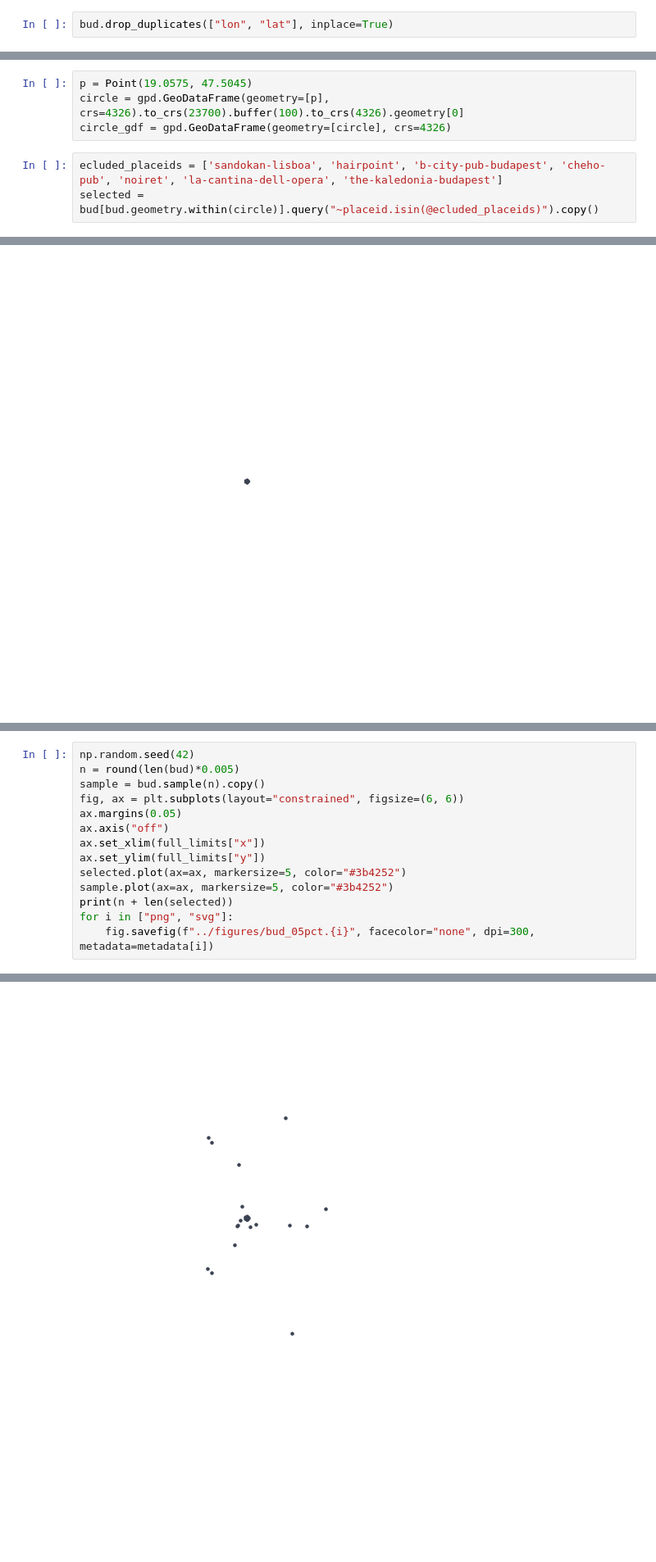
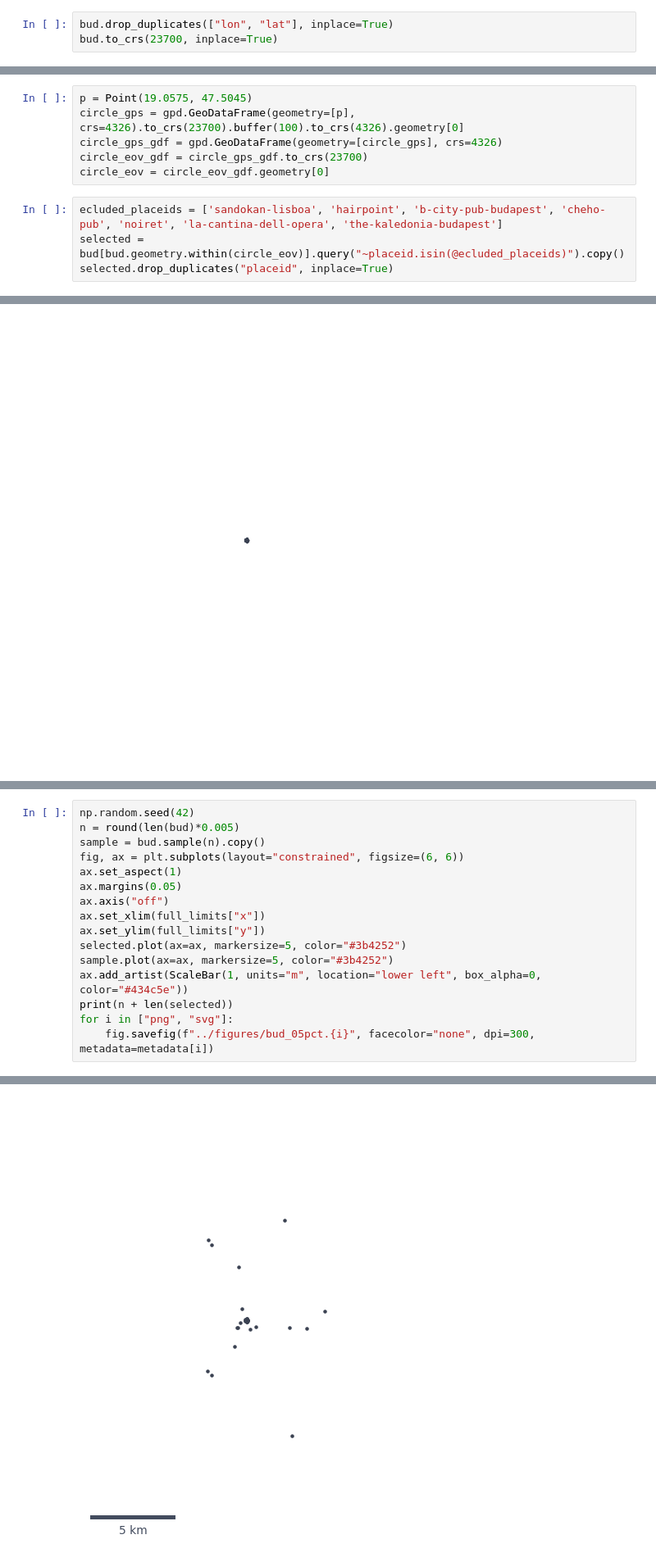
Before and after one commit to pintergreg/geolocating_cities_using_human_activity_traces, a Jupyter notebook: src/budapest_blind.ipynb, the cells around one changed output, grey strips where cells are left out. Shown at 82% size. Drawn from its saved outputs; the diff is of its cells as text; blank space fills up the shorter version.

Commit message:
Add scalebars

```diff
--- a/src/budapest_blind.ipynb
+++ b/src/budapest_blind.ipynb
@@ -32,6 +33,7 @@ except DataSourceError:
     bud.to_file("../data/weeplace/budapest.geojson")
 # %%
 bud.drop_duplicates(["lon", "lat"], inplace=True)
+bud.to_crs(23700, inplace=True)
 # %%
 fig, ax = plt.subplots(layout="constrained", figsize=(6, 6))
 ax.margins(0.05)
@@ -45,8 +47,11 @@ full_limits = {"x": ax.get_xlim(), "y": ax.get_ylim()}
 [figure]
 # %%
 p = Point(19.0575, 47.5045)
-circle = gpd.GeoDataFrame(geometry=[p], crs=4326).to_crs(23700).buffer(100).to_crs(4326).geometry[0]
-circle_gdf = gpd.GeoDataFrame(geometry=[circle], crs=4326)
+circle_gps = gpd.GeoDataFrame(geometry=[p], crs=4326).to_crs(23700).buffer(100).to_crs(4326).geometry[0]
+circle_gps_gdf = gpd.GeoDataFrame(geometry=[circle_gps], crs=4326)
+circle_eov_gdf = circle_gps_gdf.to_crs(23700)
+circle_eov = circle_eov_gdf.geometry[0]
 # %%
 ecluded_placeids = ['sandokan-lisboa', 'hairpoint', 'b-city-pub-budapest', 'cheho-pub', 'noiret', 'la-cantina-dell-opera', 'the-kaledonia-budapest']
-selected = bud[bud.geometry.within(circle)].query("~placeid.isin(@ecluded_placeids)").copy()
+selected = bud[bud.geometry.within(circle_eov)].query("~placeid.isin(@ecluded_placeids)").copy()
+selected.drop_duplicates("placeid", inplace=True)
@@ -84,18 +80,20 @@ round(len(bud)*0.002)
 # %%
 np.random.seed(42)
 n = round(len(bud)*0.005)
 sample = bud.sample(n).copy()
 fig, ax = plt.subplots(layout="constrained", figsize=(6, 6))
+ax.set_aspect(1)
 ax.margins(0.05)
 ax.axis("off")
 ax.set_xlim(full_limits["x"])
 ax.set_ylim(full_limits["y"])
 selected.plot(ax=ax, markersize=5, color="#3b4252")
 sample.plot(ax=ax, markersize=5, color="#3b4252")
+ax.add_artist(ScaleBar(1, units="m", location="lower left", box_alpha=0, color="#434c5e"))
 print(n + len(selected))
 for i in ["png", "svg"]:
     fig.savefig(f"../figures/bud_05pct.{i}", facecolor="none", dpi=300, metadata=metadata[i])
 # %% [output]
 37
-[figure, old version]
+[figure, new version]
 # %%
```
Also changed, not shown: parts of 13 cells of this notebook.
